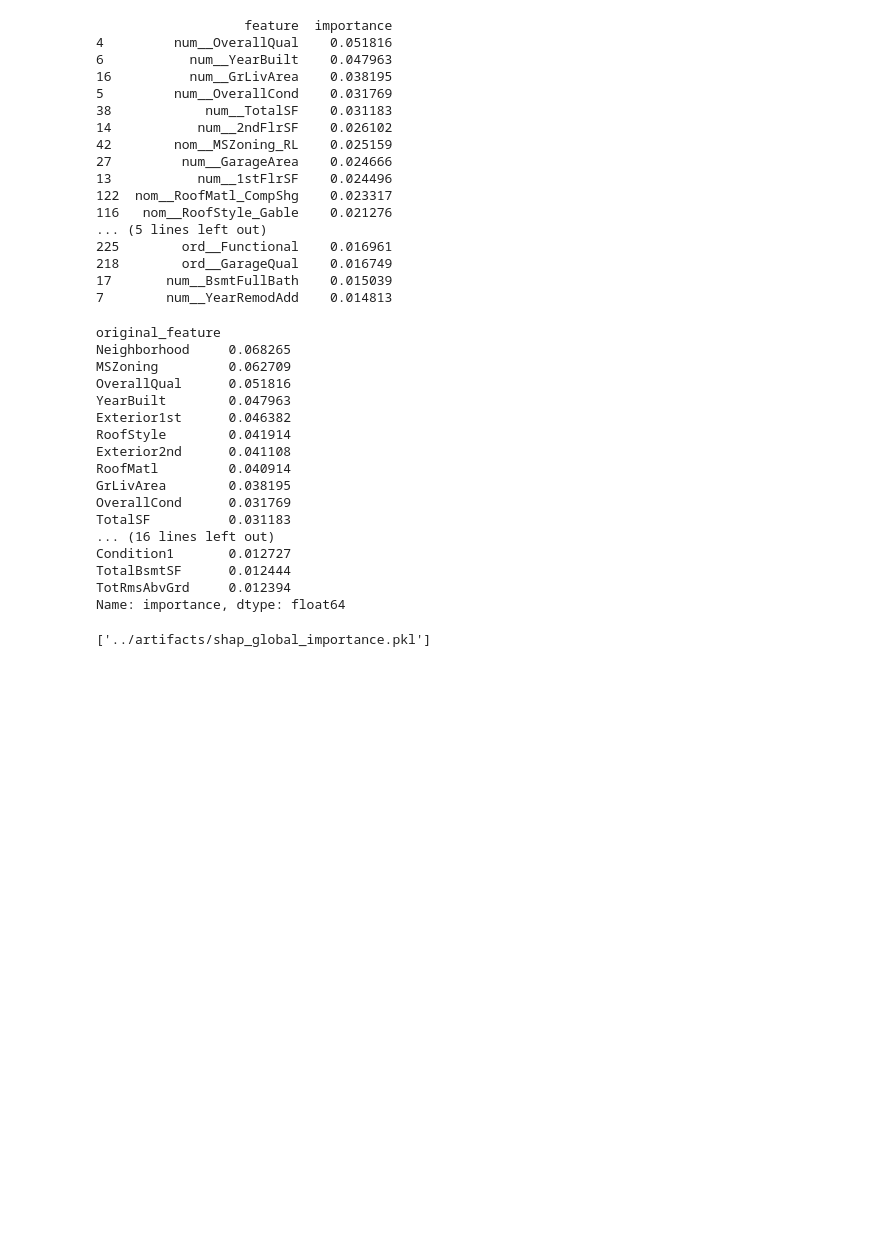
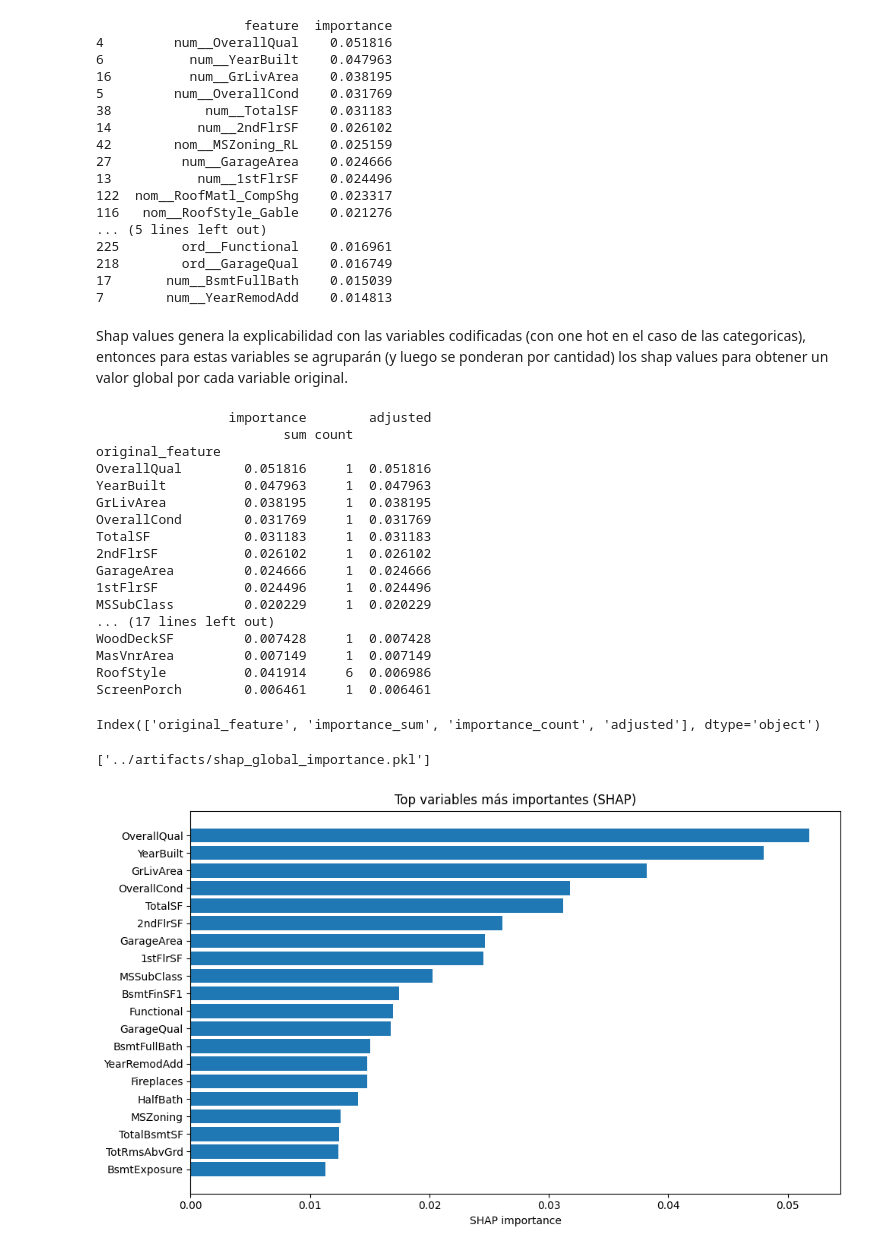
Before and after one commit to kmgomezm/proyecto_estadistica_multivariada, a Jupyter notebook: notebooks/04_shap_values.ipynb, the cells around one changed output. Cells and saved outputs as stored; diff of their text form; code cells hidden in the pictures; blank space fills up the shorter version.

```diff
--- a/notebooks/04_shap_values.ipynb
+++ b/notebooks/04_shap_values.ipynb
@@ -56,6 +61,8 @@ print(df_importance.head(20))
 218        ord__GarageQual    0.016749
 17       num__BsmtFullBath    0.015039
 7        num__YearRemodAdd    0.014813
+# %% [markdown]
+Shap values genera la explicabilidad con las variables codificadas (con one hot en el caso de las categoricas), entonces para estas variables se agruparán (y luego se ponderan por cantidad) los shap values para obtener un valor global por cada variable original.
 # %%
 # para guardar las más importantes y usarlas en la página de streamlit
 import re
@@ -72,34 +79,49 @@ def get_original_feature(name):
 df_importance["original_feature"] = df_importance["feature"].apply(get_original_feature)
 
 # agrupar
-grouped = df_importance.groupby("original_feature")["importance"] \
-    .sum() \
-    .sort_values(ascending=False)
+#grouped = df_importance.groupby("original_feature")["importance"] \
+#    .sum() \
+#    .sort_values(ascending=False)
+
+# ranking ajustado por número de categorías
+grouped = df_importance.groupby("original_feature").agg({
+    "importance": ["sum", "count"]
+})
+
+grouped["adjusted"] = grouped[("importance", "sum")] / grouped[("importance", "count")]
+
+grouped = grouped.sort_values(("adjusted"), ascending=False)
 
 print(grouped.head(30))
 
 top_30_features = grouped.head(30).index.tolist()
 # %% [output]
+                 importance        adjusted
+                        sum count
 original_feature
-Neighborhood     0.068265
-MSZoning         0.062709
-OverallQual      0.051816
-YearBuilt        0.047963
-Exterior1st      0.046382
-RoofStyle        0.041914
-Exterior2nd      0.041108
-RoofMatl         0.040914
-GrLivArea        0.038195
-OverallCond      0.031769
-TotalSF          0.031183
-... (16 lines left out)
-Condition1       0.012727
-TotalBsmtSF      0.012444
-TotRmsAbvGrd     0.012394
-Name: importance, dtype: float64
+OverallQual        0.051816     1  0.051816
+YearBuilt          0.047963     1  0.047963
+GrLivArea          0.038195     1  0.038195
+OverallCond        0.031769     1  0.031769
+TotalSF            0.031183     1  0.031183
+2ndFlrSF           0.026102     1  0.026102
+GarageArea         0.024666     1  0.024666
+1stFlrSF           0.024496     1  0.024496
+MSSubClass         0.020229     1  0.020229
+... (17 lines left out)
+WoodDeckSF         0.007428     1  0.007428
+MasVnrArea         0.007149     1  0.007149
+RoofStyle          0.041914     6  0.006986
+ScreenPorch        0.006461     1  0.006461
 # %%
 df_grouped = grouped.reset_index()
-df_grouped.columns = ["feature", "importance"]
+df_grouped.columns = [
+    "_".join(col).strip("_") for col in df_grouped.columns
+]
+# %%
+df_grouped.columns
+# %% [output]
+Index(['original_feature', 'importance_sum', 'importance_count', 'adjusted'], dtype='object')
 # %%
 import joblib
 
@@ -113,14 +135,16 @@ joblib.dump(df_grouped, "../artifacts/shap_global_importance.pkl")
 # %%
 import matplotlib.pyplot as plt
 
 plt.figure(figsize=(10,6))
 
 top_plot = df_grouped.head(20)[::-1]
 
-plt.barh(top_plot["feature"], top_plot["importance"])
+plt.barh(top_plot["original_feature"], top_plot["adjusted"])
 plt.xlabel("SHAP importance")
 plt.title("Top variables más importantes (SHAP)")
 
 plt.tight_layout()
 plt.savefig("../artifacts/shap_importance.png")
-plt.close()
+plt.show()
+# %% [output]
+[figure, added]
```
Also changed, not shown: parts of 5 cells of this notebook, 3 other files.
